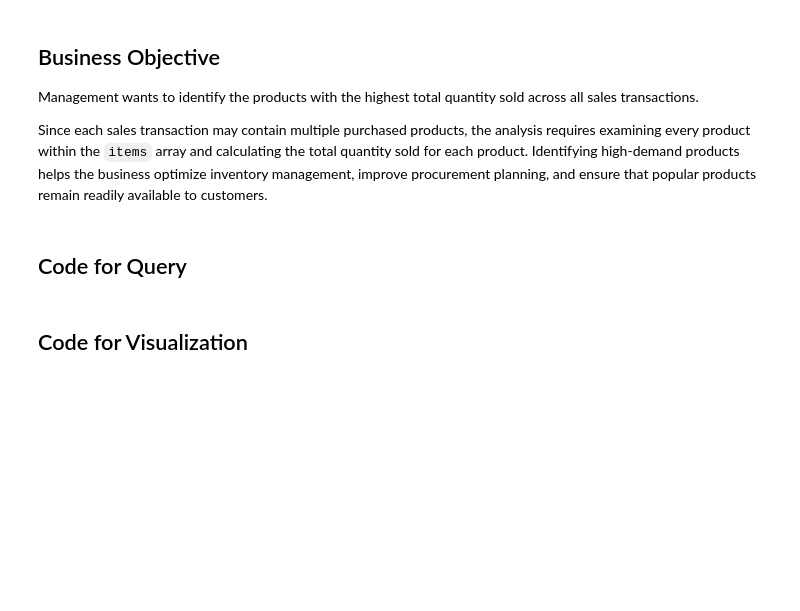
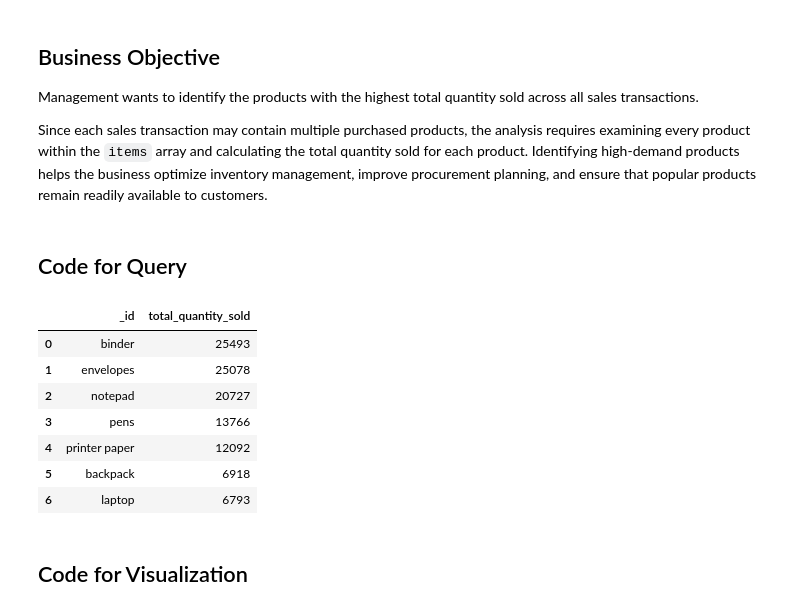
Before and after one commit to thanuja-reddi/MongoDB_EDA_Case_Study, a Jupyter notebook: notebooks/homework_casestudy_questions.ipynb, the cells around one changed output. Cells and saved outputs as stored; diff of their text form; code cells hidden in the pictures; blank space fills up the shorter version.

```diff
--- a/notebooks/homework_casestudy_questions.ipynb
+++ b/notebooks/homework_casestudy_questions.ipynb
@@ -691,5 +691,39 @@ Management wants to identify the products with the highest total quantity sold a
 Since each sales transaction may contain multiple purchased products, the analysis requires examining every product within the `items` array and calculating the total quantity sold for each product. Identifying high-demand products helps the business optimize inventory management, improve procurement planning, and ensure that popular products remain readily available to customers.
 # %% [markdown]
 ## Code for Query
+# %%
+pipeline = [
+    {
+        "$unwind": "$items"
+    },
+    {
+        "$group": {
+            "_id": "$items.name",
+            "total_quantity_sold": {
+                "$sum": "$items.quantity"
+            }
+        }
+    },
+    {
+        "$sort": {
+            "total_quantity_sold": -1
+        }
+    }
+]
+
+result = list(sales.aggregate(pipeline))
+
+product_quantity = pd.DataFrame(result)
+
+product_quantity
+# %% [output]
+|  | _id | total_quantity_sold |
+| 0 | binder | 25493 |
+| 1 | envelopes | 25078 |
+| 2 | notepad | 20727 |
+| 3 | pens | 13766 |
+| 4 | printer paper | 12092 |
+| 5 | backpack | 6918 |
+| 6 | laptop | 6793 |
 # %% [markdown]
 ## Code for Visualization
```
Also changed, not shown: parts of 1 cell of this notebook.
